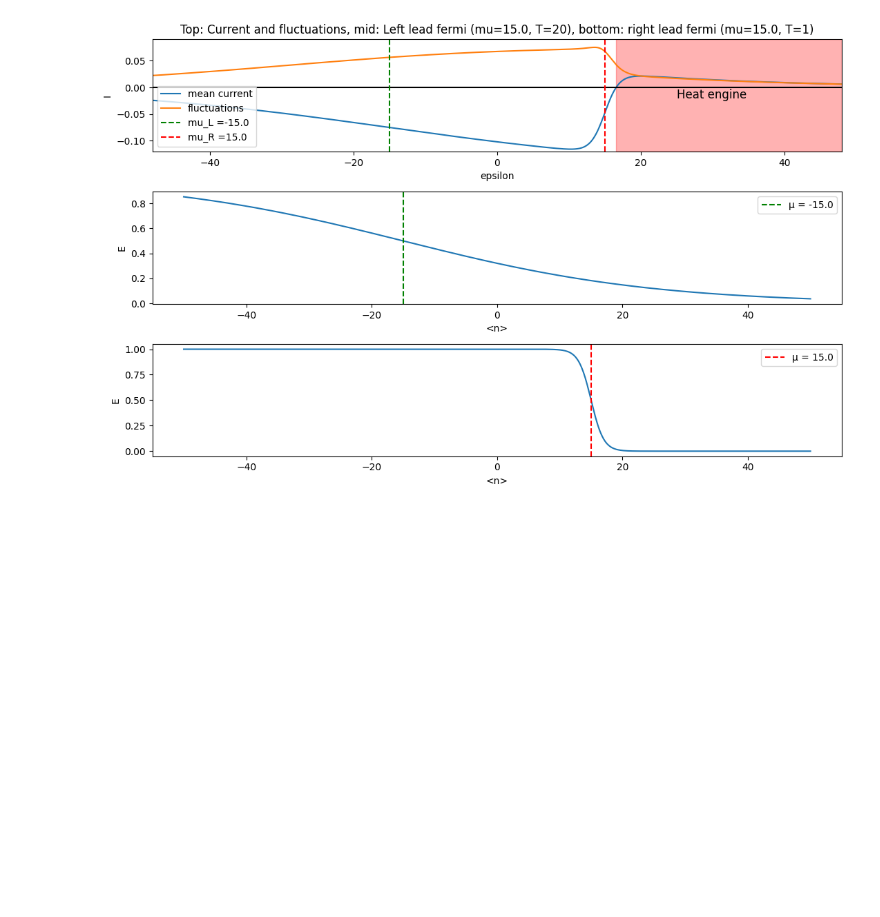
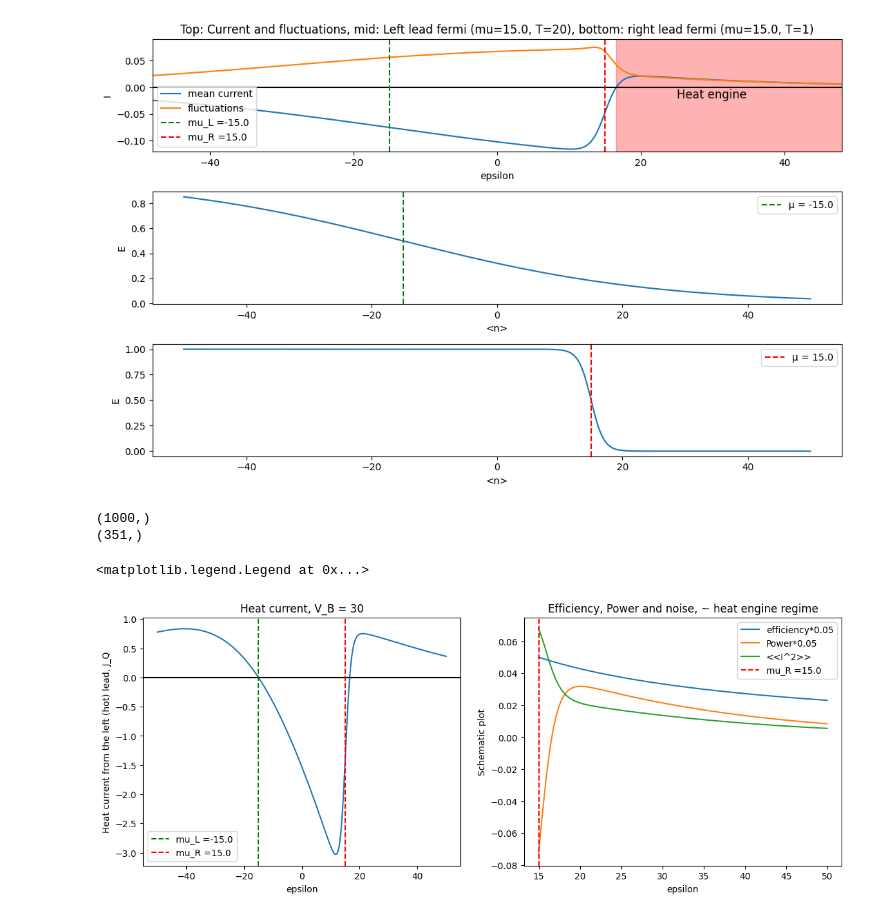
Before and after one commit to myIntSet/thermoelectrics, a Jupyter notebook: fluctuationsSQD.ipynb, the cells around one changed output. Cells and saved outputs as stored; diff of their text form; code cells hidden in the pictures; blank space fills up the shorter version.

```diff
--- a/fluctuationsSQD.ipynb
+++ b/fluctuationsSQD.ipynb
@@ -7,9 +7,7 @@ import matplotlib.pyplot as plt
 def fermi(mu, E, T):
     return 1/(1+np.exp((E-mu)/T))
 
-def calculate_current(epsilon, V_B, gammaL, gammaR, T_L, T_R):
-    mu_L = -V_B/2
-    mu_R = V_B/2
+def calculate_current(epsilon, mu_L, mu_R, gammaL, gammaR, T_L, T_R):
 
     fL = fermi(mu_L, epsilon, T_L)
     fR = fermi(mu_R, epsilon, T_R)
@@ -29,6 +27,11 @@ def calculate_current(epsilon, V_B, gammaL, gammaR, T_L, T_R):
     #(Not actually exactly variance apparently...)
 
     return I, I_mean, I_var
+
+def calculate_heat_current(I, epsilon, mu):
+    E = epsilon*I
+    Q = E-mu*I
+    return Q
 # %%
 # HEAT ENGINE VB = 30
 
@@ -37,8 +40,9 @@ def calculate_current(epsilon, V_B, gammaL, gammaR, T_L, T_R):
 #--SETUP: ---------------------------------------------------------------------------------
 epsilon = np.linspace(-50,50,1000)
 V_B = 30
-mu_L = -V_B/2       #for plotting!
-mu_R = V_B/2        #for plotting!
+mu_L = -V_B/2
+mu_R = V_B/2
+
 
 gammaL = 0.3
 gammaR = gammaL
@@ -46,7 +50,8 @@ T_L = 20
 T_R = 1
 
 INPUT = {'epsilon': epsilon,
-            'V_B': V_B,
+            'mu_L': mu_L,
+            'mu_R': mu_R,
             'gammaL': gammaL,                   # gamma in left lead
             'gammaR': gammaR,                 # gamma in right lead
             'T_L': T_L,          # Temperature in left lead
@@ -144,3 +149,34 @@ plt.show()
 16.566566566566564
 [figure]
 [figure]
+# %%
+#Heat current and efficiency
+
+J_QH = calculate_heat_current(I, epsilon, mu_L)
+P = I*V_B
+efficiency = P/J_QH
+
+fig, (ax1, ax2) = plt.subplots(1, 2, figsize=(14, 5))
+ax1.plot(epsilon, J_QH)
+ax1.set_xlabel('epsilon')
+ax1.set_ylabel('Heat current from the left (hot) lead, J_Q')
+ax1.set_title(f'Heat current, V_B = {V_B}')
+ax1.axhline(y=0, color='black', linestyle='-')
+ax1.axvline(x=mu_L, color='g', linestyle='--', label=f'mu_L ={mu_L}')
+ax1.axvline(x=mu_R, color='r', linestyle='--', label=f'mu_R ={mu_R}')
+ax1.legend()
+
+idx = np.argmin(np.abs(epsilon - mu_R))
+ax2.plot(epsilon[idx:], 0.05*efficiency[idx:], label='efficiency*0.05')
+ax2.plot(epsilon[idx:], 0.05*P[idx:], label='Power*0.05')
+ax2.plot(epsilon[idx:], I_var[idx:], label='<<I^2>>')
+ax2.set_xlabel('epsilon')
+ax2.set_ylabel('Schematic plot')
+ax2.set_title('Efficiency, Power and noise, ~ heat engine regime')
+ax2.axvline(x=mu_R, color='r', linestyle='--', label=f'mu_R ={mu_R}')
+ax2.legend()
+# %% [output]
+(1000,)
+(351,)
+<matplotlib.legend.Legend at 0x...>
+[figure, added]
```
Also changed, not shown: parts of 1 cell of this notebook.
